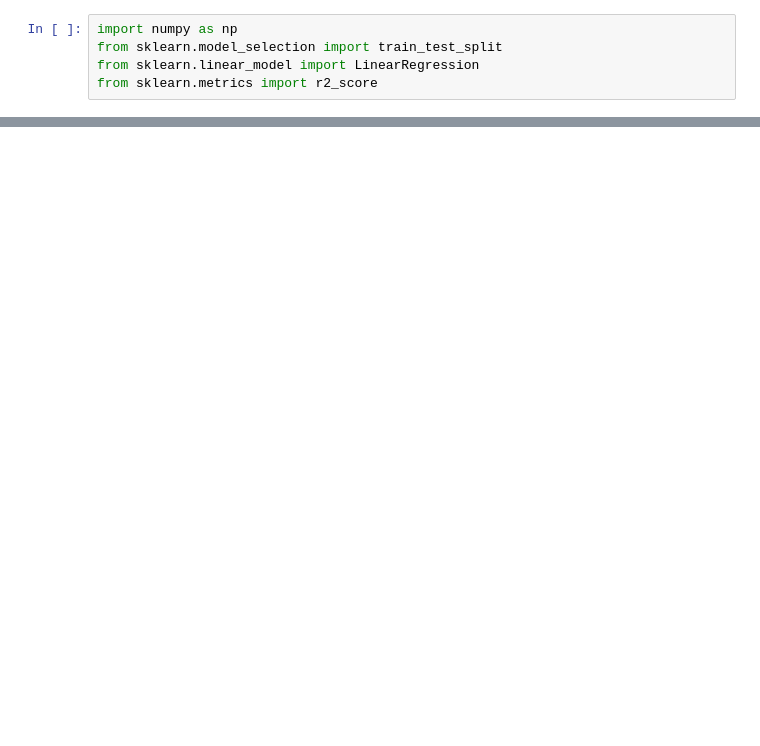
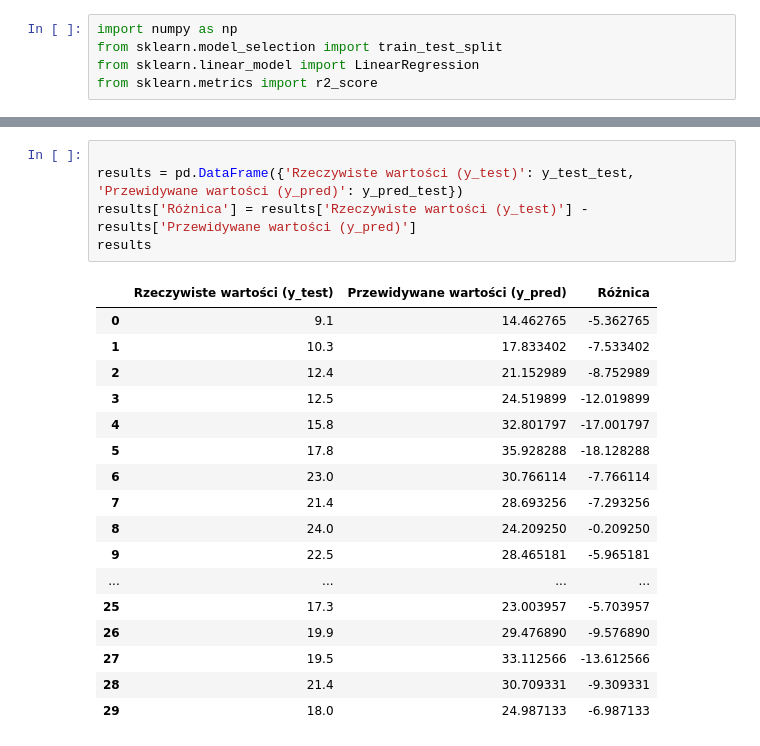
Before and after one commit to Bronek31/praca_inzynierska, a Jupyter notebook: aktualne/modele/statystyczne/regresja_liniowa.ipynb, the cells around one changed output, grey strips where cells are left out. Drawn from its saved outputs; the diff is of its cells as text; blank space fills up the shorter version.

```diff
--- a/aktualne/modele/statystyczne/regresja_liniowa.ipynb
+++ b/aktualne/modele/statystyczne/regresja_liniowa.ipynb
@@ -56,0 +81,23 @@ Procentowa zgodność: -20.94%
+# %%
+
+results = pd.DataFrame({'Rzeczywiste wartości (y_test)': y_test_test, 'Przewidywane wartości (y_pred)': y_pred_test})
+results['Różnica'] = results['Rzeczywiste wartości (y_test)'] - results['Przewidywane wartości (y_pred)']
+results
+# %% [output]
+|  | Rzeczywiste wartości (y_test) | Przewidywane wartości (y_pred) | Różnica |
+| 0 | 9.1 | 14.462765 | -5.362765 |
+| 1 | 10.3 | 17.833402 | -7.533402 |
+| 2 | 12.4 | 21.152989 | -8.752989 |
+| 3 | 12.5 | 24.519899 | -12.019899 |
+| 4 | 15.8 | 32.801797 | -17.001797 |
+| 5 | 17.8 | 35.928288 | -18.128288 |
+| 6 | 23.0 | 30.766114 | -7.766114 |
+| 7 | 21.4 | 28.693256 | -7.293256 |
+| 8 | 24.0 | 24.209250 | -0.209250 |
+| 9 | 22.5 | 28.465181 | -5.965181 |
+| ... | ... | ... | ... |
+| 25 | 17.3 | 23.003957 | -5.703957 |
+| 26 | 19.9 | 29.476890 | -9.576890 |
+| 27 | 19.5 | 33.112566 | -13.612566 |
+| 28 | 21.4 | 30.709331 | -9.309331 |
+| 29 | 18.0 | 24.987133 | -6.987133 |
```
Also changed, not shown: parts of 8 cells of this notebook, 1 other file.
